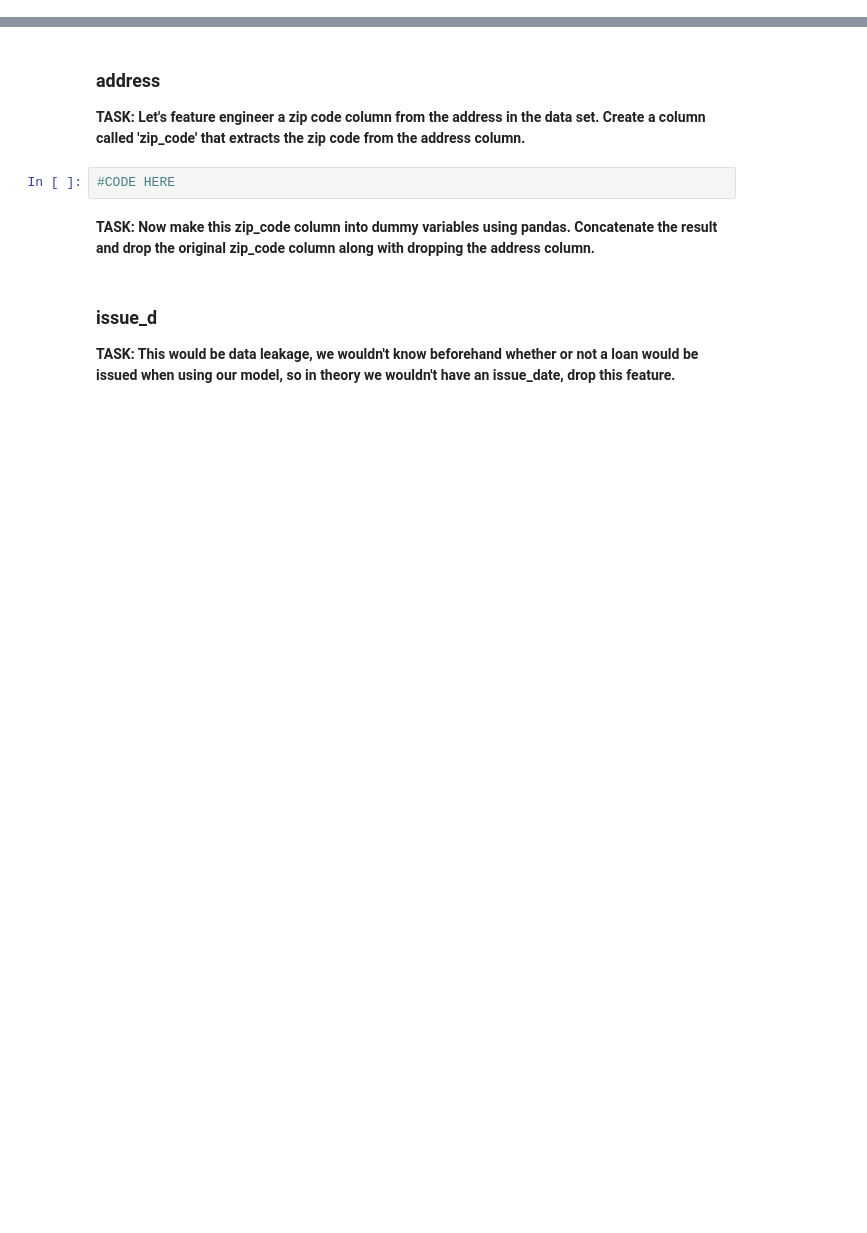
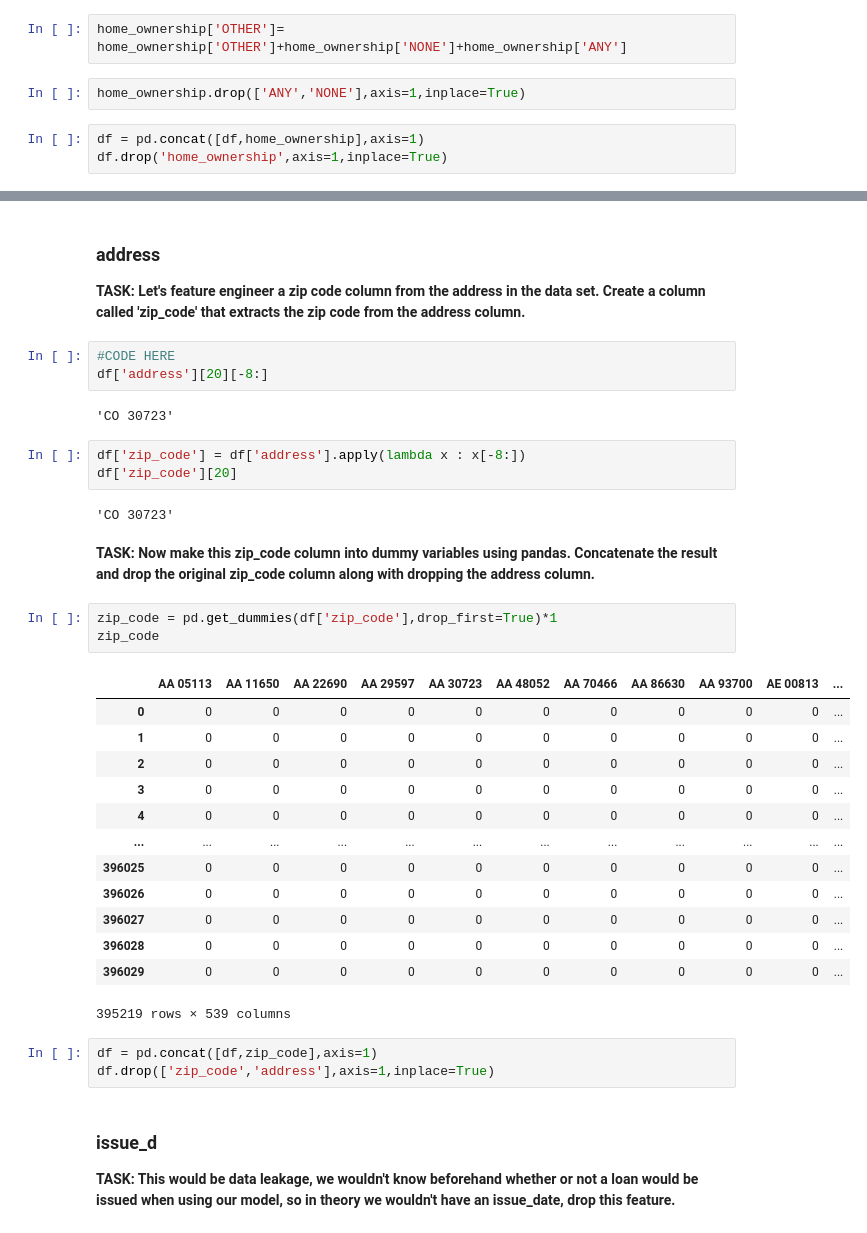
Before and after one commit to Gbohunmi/Python-for-Data-Science-and-Machine-Learning-Bootcamp-master, a Jupyter notebook: 22-Deep Learning/ANNs/03-Keras-Project-Exercise.ipynb, the cells around one changed output, grey strips where cells are left out. Drawn from its saved outputs; the diff is of its cells as text; blank space fills up the shorter version.

```diff
--- a/22-Deep Learning/ANNs/03-Keras-Project-Exercise.ipynb
+++ b/22-Deep Learning/ANNs/03-Keras-Project-Exercise.ipynb
@@ -1301,0 +1001,7 @@ Name: home_ownership, dtype: int64
+# %%
+home_ownership['OTHER']= home_ownership['OTHER']+home_ownership['NONE']+home_ownership['ANY']
+# %%
+home_ownership.drop(['ANY','NONE'],axis=1,inplace=True)
+# %%
+df = pd.concat([df,home_ownership],axis=1)
+df.drop('home_ownership',axis=1,inplace=True)
@@ -1304,8 +1025,36 @@ Name: home_ownership, dtype: int64
 **TASK: Let's feature engineer a zip code column from the address in the data set. Create a column called 'zip_code' that extracts the zip code from the address column.**
 # %%
 #CODE HERE
+df['address'][20][-8:]
+# %% [output]
+'CO 30723'
+# %%
+df['zip_code'] = df['address'].apply(lambda x : x[-8:])
+df['zip_code'][20]
+# %% [output]
+'CO 30723'
 # %% [markdown]
 **TASK: Now make this zip_code column into dummy variables using pandas. Concatenate the result and drop the original zip_code column along with dropping the address column.**
+# %%
+zip_code = pd.get_dummies(df['zip_code'],drop_first=True)*1
+zip_code
+# %% [output]
+|  | AA 05113 | AA 11650 | AA 22690 | AA 29597 | AA 30723 | AA 48052 | AA 70466 | AA 86630 | AA 93700 | AE 00813 | ... |
+| 0 | 0 | 0 | 0 | 0 | 0 | 0 | 0 | 0 | 0 | 0 | ... |
+| 1 | 0 | 0 | 0 | 0 | 0 | 0 | 0 | 0 | 0 | 0 | ... |
+| 2 | 0 | 0 | 0 | 0 | 0 | 0 | 0 | 0 | 0 | 0 | ... |
+| 3 | 0 | 0 | 0 | 0 | 0 | 0 | 0 | 0 | 0 | 0 | ... |
+| 4 | 0 | 0 | 0 | 0 | 0 | 0 | 0 | 0 | 0 | 0 | ... |
+| ... | ... | ... | ... | ... | ... | ... | ... | ... | ... | ... | ... |
+| 396025 | 0 | 0 | 0 | 0 | 0 | 0 | 0 | 0 | 0 | 0 | ... |
+| 396026 | 0 | 0 | 0 | 0 | 0 | 0 | 0 | 0 | 0 | 0 | ... |
+| 396027 | 0 | 0 | 0 | 0 | 0 | 0 | 0 | 0 | 0 | 0 | ... |
+| 396028 | 0 | 0 | 0 | 0 | 0 | 0 | 0 | 0 | 0 | 0 | ... |
+| 396029 | 0 | 0 | 0 | 0 | 0 | 0 | 0 | 0 | 0 | 0 | ... |
+395219 rows × 539 columns
+# %%
+df = pd.concat([df,zip_code],axis=1)
+df.drop(['zip_code','address'],axis=1,inplace=True)
 # %% [markdown]
 ### issue_d
 
```
Also changed, not shown: parts of 59 cells of this notebook, 1 other file.
